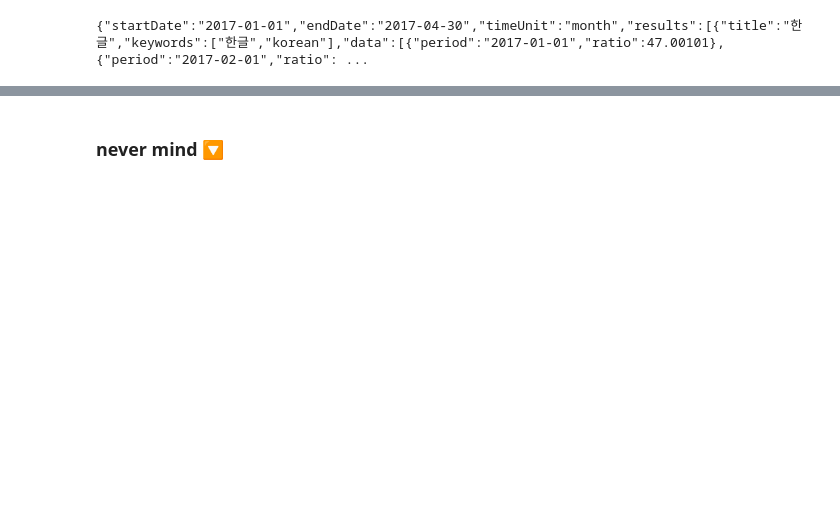
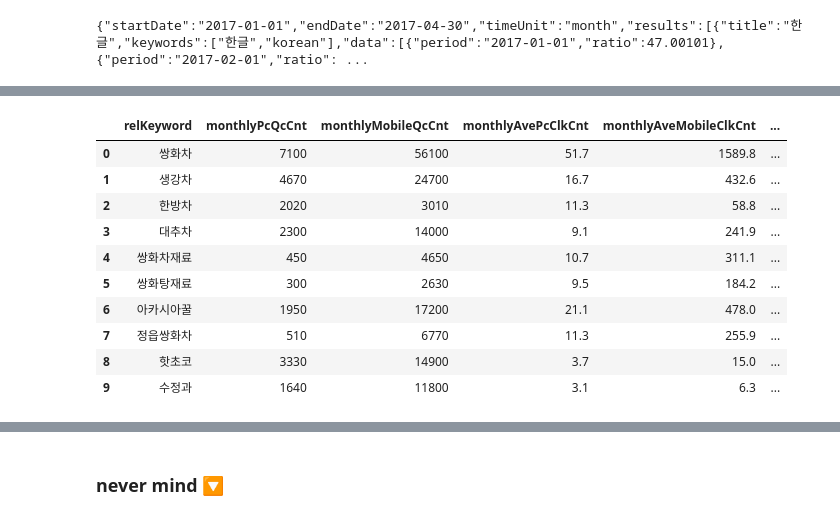
Before and after one commit to epsilon-deltta/MAIO, a Jupyter notebook: ad_management_sample.ipynb, the cells around one changed output, grey strips where cells are left out. Cells and saved outputs as stored; diff of their text form; code cells hidden in the pictures; blank space fills up the shorter version.

```diff
--- a/ad_management_sample.ipynb
+++ b/ad_management_sample.ipynb
@@ -228,0 +218,34 @@ plt.show()
+# %%
+kwd = '쌍화차'
+
+## naver ads keywords
+def get_header(method, uri, api_key, secret_key, customer_id):
+    timestamp = str(round(time.time() * 1000))
+    signature = signaturehelper.Signature.generate(timestamp, method, uri, SECRET_KEY)
+    return {
+            'Content-Type': 'application/json; charset=UTF-8',
+            'X-Timestamp': timestamp,
+            'X-API-KEY': API_KEY,
+            'X-Customer': str(CUSTOMER_ID),
+            'X-Signature': signature
+           }
+
+BASE_URL = 'https://api.naver.com'
+
+uri = '/keywordstool'
+method = 'GET'
+payload={
+        'hintKeywords':kwd,
+        'showDetail' :1
+        }
+
+r = requests.get(BASE_URL + uri, params=payload, headers=get_header(method, uri, API_KEY, SECRET_KEY, CUSTOMER_ID))
+# json = payload #if you use
+
+# print("response status_code = {}".format(r.status_code) )
+# print("response body = {}".format(r.json() )  )
+
+keywords = r.json()['keywordList'][:100]
+
+del r
+keywords = pd.DataFrame(keywords)
@@ -228,0 +254,14 @@ plt.show()
+# %%
+keywords10
+# %% [output]
+|  | relKeyword | monthlyPcQcCnt | monthlyMobileQcCnt | monthlyAvePcClkCnt | monthlyAveMobileClkCnt | ... |
+| 0 | 쌍화차 | 7100 | 56100 | 51.7 | 1589.8 | ... |
+| 1 | 생강차 | 4670 | 24700 | 16.7 | 432.6 | ... |
+| 2 | 한방차 | 2020 | 3010 | 11.3 | 58.8 | ... |
+| 3 | 대추차 | 2300 | 14000 | 9.1 | 241.9 | ... |
+| 4 | 쌍화차재료 | 450 | 4650 | 10.7 | 311.1 | ... |
+| 5 | 쌍화탕재료 | 300 | 2630 | 9.5 | 184.2 | ... |
+| 6 | 아카시아꿀 | 1950 | 17200 | 21.1 | 478.0 | ... |
+| 7 | 정읍쌍화차 | 510 | 6770 | 11.3 | 255.9 | ... |
+| 8 | 핫초코 | 3330 | 14900 | 3.7 | 15.0 | ... |
+| 9 | 수정과 | 1640 | 11800 | 3.1 | 6.3 | ... |
```
Also changed, not shown: parts of 16 cells of this notebook, 2 other files.
